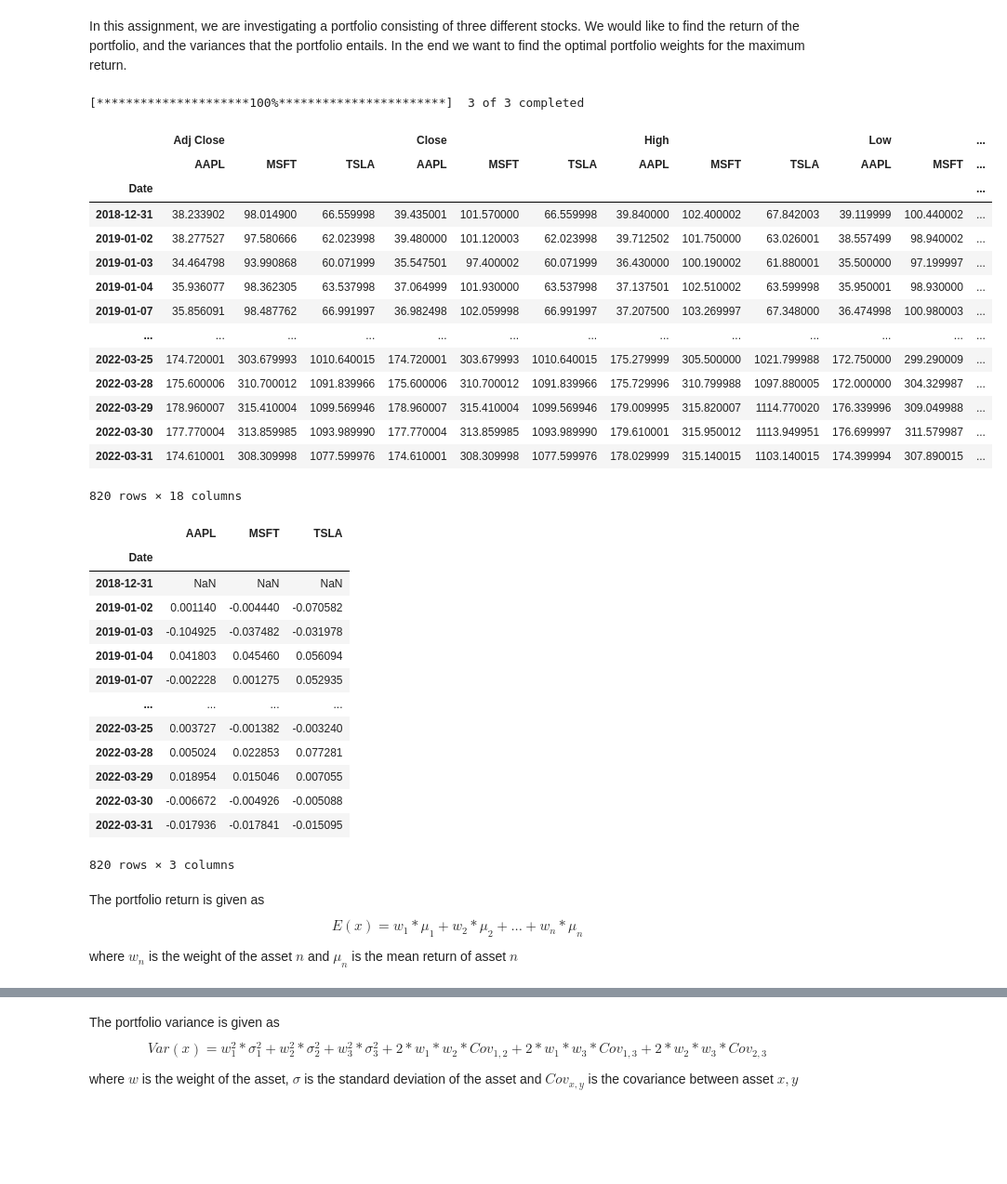
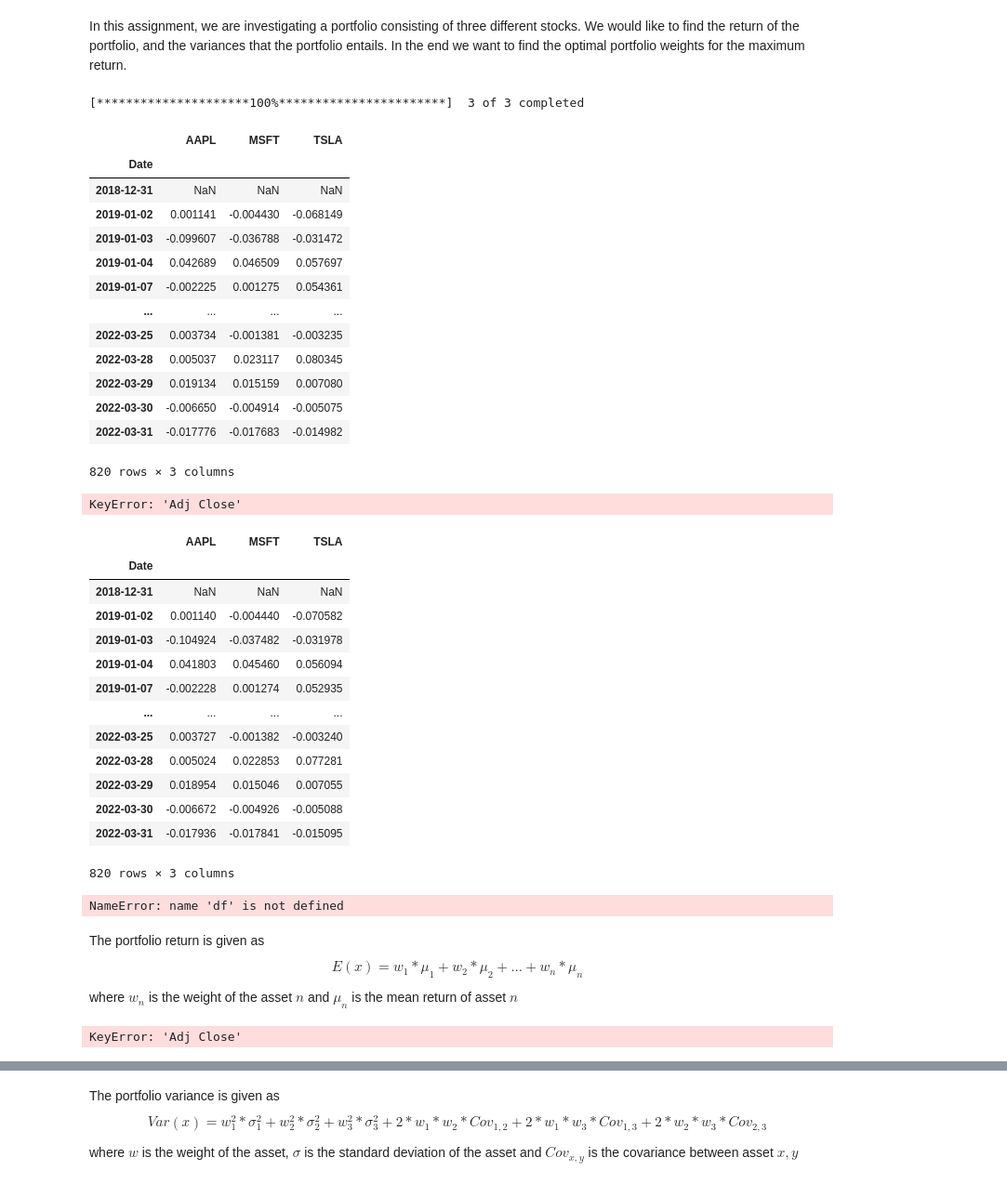
Before and after one commit to yapicikerem/Numecon_workspace, a Jupyter notebook: dataproject/test.ipynb, the cells around one changed output, grey strips where cells are left out. Shown at 93% size. Drawn from its saved outputs; the diff is of its cells as text; code cells hidden in the pictures; blank space fills up the shorter version.

```diff
--- a/dataproject/test.ipynb
+++ b/dataproject/test.ipynb
@@ -18,24 +18,29 @@ ticker = ['AAPL','MSFT', 'TSLA']
 # %%
 #downloading ticker daily prices from yahoo finance and append it to dataframe
 df = yf.download(ticker,start=start_date, end=end_date)
+df = df['Adj Close'].pct_change()
 df
 # %% [output]
 [*********************100%***********************]  3 of 3 completed
-|  | Adj Close |  |  | Close |  |  | High |  |  | Low |  | ... |
-|  | AAPL | MSFT | TSLA | AAPL | MSFT | TSLA | AAPL | MSFT | TSLA | AAPL | MSFT | ... |
-| Date |  |  |  |  |  |  |  |  |  |  |  | ... |
-| 2018-12-31 | 38.233902 | 98.014900 | 66.559998 | 39.435001 | 101.570000 | 66.559998 | 39.840000 | 102.400002 | 67.842003 | 39.119999 | 100.440002 | ... |
-| 2019-01-02 | 38.277527 | 97.580666 | 62.023998 | 39.480000 | 101.120003 | 62.023998 | 39.712502 | 101.750000 | 63.026001 | 38.557499 | 98.940002 | ... |
-| 2019-01-03 | 34.464798 | 93.990868 | 60.071999 | 35.547501 | 97.400002 | 60.071999 | 36.430000 | 100.190002 | 61.880001 | 35.500000 | 97.199997 | ... |
-| 2019-01-04 | 35.936077 | 98.362305 | 63.537998 | 37.064999 | 101.930000 | 63.537998 | 37.137501 | 102.510002 | 63.599998 | 35.950001 | 98.930000 | ... |
-| 2019-01-07 | 35.856091 | 98.487762 | 66.991997 | 36.982498 | 102.059998 | 66.991997 | 37.207500 | 103.269997 | 67.348000 | 36.474998 | 100.980003 | ... |
-| ... | ... | ... | ... | ... | ... | ... | ... | ... | ... | ... | ... | ... |
-| 2022-03-25 | 174.720001 | 303.679993 | 1010.640015 | 174.720001 | 303.679993 | 1010.640015 | 175.279999 | 305.500000 | 1021.799988 | 172.750000 | 299.290009 | ... |
-| 2022-03-28 | 175.600006 | 310.700012 | 1091.839966 | 175.600006 | 310.700012 | 1091.839966 | 175.729996 | 310.799988 | 1097.880005 | 172.000000 | 304.329987 | ... |
-| 2022-03-29 | 178.960007 | 315.410004 | 1099.569946 | 178.960007 | 315.410004 | 1099.569946 | 179.009995 | 315.820007 | 1114.770020 | 176.339996 | 309.049988 | ... |
-| 2022-03-30 | 177.770004 | 313.859985 | 1093.989990 | 177.770004 | 313.859985 | 1093.989990 | 179.610001 | 315.950012 | 1113.949951 | 176.699997 | 311.579987 | ... |
-| 2022-03-31 | 174.610001 | 308.309998 | 1077.599976 | 174.610001 | 308.309998 | 1077.599976 | 178.029999 | 315.140015 | 1103.140015 | 174.399994 | 307.890015 | ... |
+|  | AAPL | MSFT | TSLA |
+| Date |  |  |  |
+| 2018-12-31 | NaN | NaN | NaN |
+| 2019-01-02 | 0.001141 | -0.004430 | -0.068149 |
+| 2019-01-03 | -0.099607 | -0.036788 | -0.031472 |
+| 2019-01-04 | 0.042689 | 0.046509 | 0.057697 |
+| 2019-01-07 | -0.002225 | 0.001275 | 0.054361 |
+| ... | ... | ... | ... |
+| 2022-03-25 | 0.003734 | -0.001381 | -0.003235 |
+| 2022-03-28 | 0.005037 | 0.023117 | 0.080345 |
+| 2022-03-29 | 0.019134 | 0.015159 | 0.007080 |
+| 2022-03-30 | -0.006650 | -0.004914 | -0.005075 |
+| 2022-03-31 | -0.017776 | -0.017683 | -0.014982 |
-820 rows × 18 columns
+820 rows × 3 columns
+# %%
+#Calculating percentage returns
+returns = df['Adj Close'].pct_change()
+# %% [output]
+KeyError: 'Adj Close'
 # %%
 #normalizing daily adjusted close prices with log. We just need the Adjusted Closing price for our return calculations. So selecting the column
 df = np.log(1+ df['Adj Close'].pct_change())
@@ -45,9 +50,9 @@ df
 | Date |  |  |  |
 | 2018-12-31 | NaN | NaN | NaN |
 | 2019-01-02 | 0.001140 | -0.004440 | -0.070582 |
-| 2019-01-03 | -0.104925 | -0.037482 | -0.031978 |
+| 2019-01-03 | -0.104924 | -0.037482 | -0.031978 |
 | 2019-01-04 | 0.041803 | 0.045460 | 0.056094 |
-| 2019-01-07 | -0.002228 | 0.001275 | 0.052935 |
+| 2019-01-07 | -0.002228 | 0.001274 | 0.052935 |
 | ... | ... | ... | ... |
 | 2022-03-25 | 0.003727 | -0.001382 | -0.003240 |
 | 2022-03-28 | 0.005024 | 0.022853 | 0.077281 |
@@ -55,7 +60,40 @@ df
 | 2022-03-30 | -0.006672 | -0.004926 | -0.005088 |
 | 2022-03-31 | -0.017936 | -0.017841 | -0.015095 |
 820 rows × 3 columns
+# %%
+daily_cummulative_simple_return =(df+1).cumprod()
+daily_cummulative_simple_return
+# %% [output]
+NameError: name 'df' is not defined
 # %% [markdown]
 The portfolio return is given as
 $$\begin{equation} E(x)=w_1*\mu_1+w_2*\mu_2+...+w_n*\mu_n \end{equation}$$
 where $w_n$ is the weight of the asset $n$ and $\mu_n$ is the mean return of asset $n$
+# %%
+#Calculating percentage returns
+returns = df['Adj Close'].pct_change()
+returns
+
+# Calculating individual mean returns
+meanDailyReturns = returns.mean()
+
+# Defining weights for the portfolio
+weights = np.array([0.0, 0.0, 1.00])
+
+# Calculate expected portfolio performance
+pf_ret = np.sum(meanDailyReturns*weights)
+
+# Print the portfolio return
+pf_ret
+
+
+#creating portfolio returns column
+returns['Portfolio'] = returns.dot(weights)
+
+returns
+
+# Calculate cumulative returns
+daily_cum_ret=(1+returns).cumprod()
+print (daily_cum_ret.tail())
+# %% [output]
+KeyError: 'Adj Close'
```
Also changed, not shown: parts of 10 cells of this notebook.
